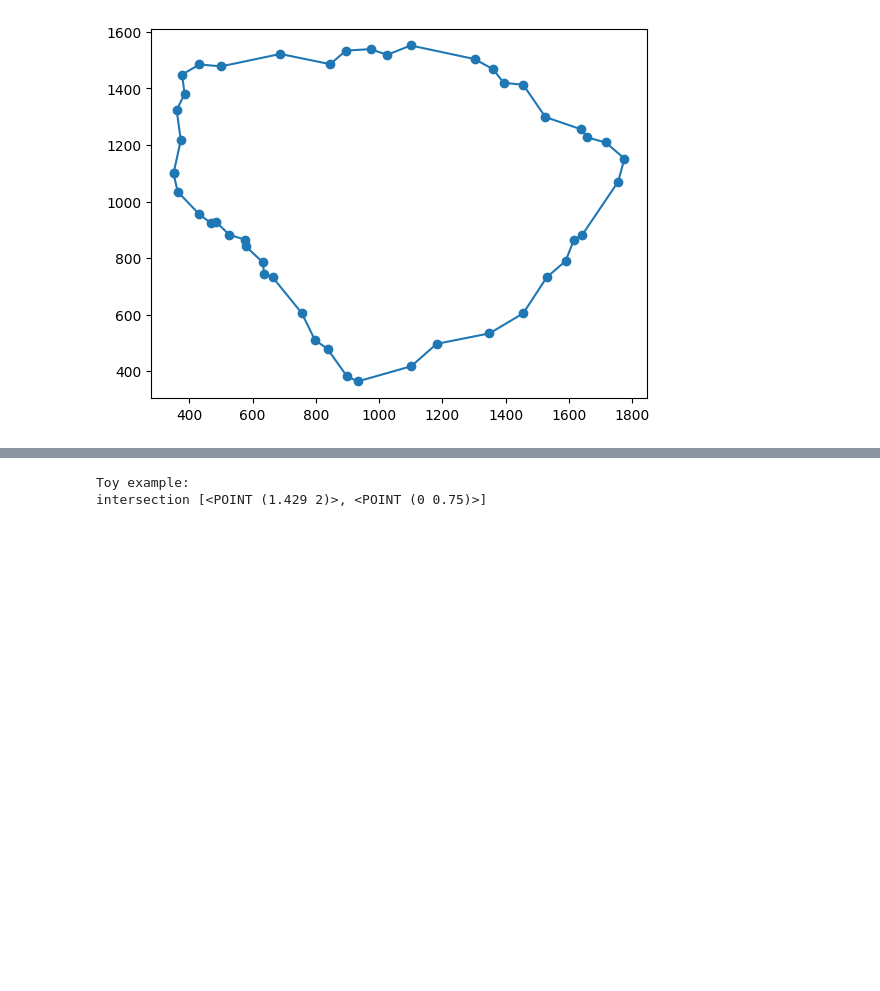
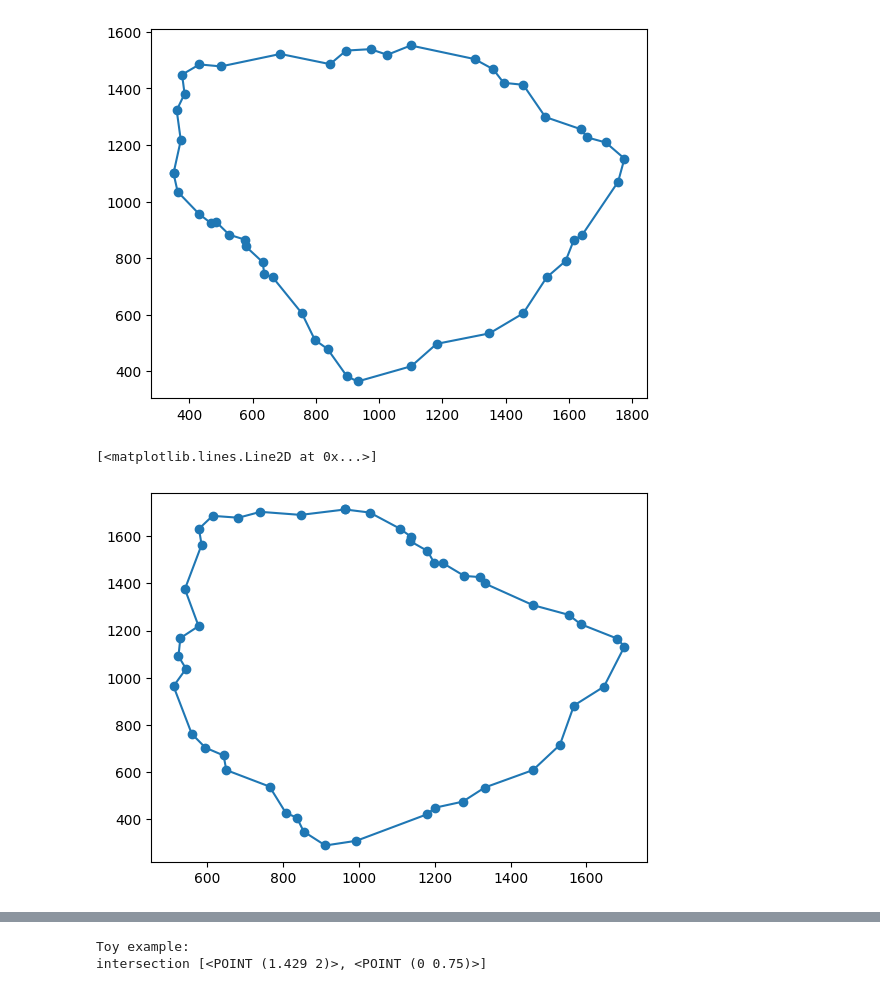
Before and after one commit to yanivohayon8/band_detector, a Jupyter notebook: poc/10_rdp_and_hough.ipynb, the cells around one changed output, grey strips where cells are left out. Cells and saved outputs as stored; diff of their text form; code cells hidden in the pictures; blank space fills up the shorter version.

```diff
--- a/poc/10_rdp_and_hough.ipynb
+++ b/poc/10_rdp_and_hough.ipynb
@@ -42,6 +42,13 @@ plt.plot(xs+[xs[0]],ys_opp+[ys_opp[0]],"-o")
 # %% [output]
 [<matplotlib.lines.Line2D at 0x...>]
 [figure]
+# %%
+img_height = 2064
+xs_opp = [img_height-x for x in xs]
+plt.plot(ys+[ys[0]],xs_opp+[xs_opp[0]],"-o")
+# %% [output]
+[<matplotlib.lines.Line2D at 0x...>]
+[figure, added]
 # %%
 def find_intersection_and_closest_vertices(line_coords, poly_coords):
     # Create LineString object from line coordinates and extend it to be an infinite line
```
Also changed, not shown: parts of 3 cells of this notebook, 10 other files.
